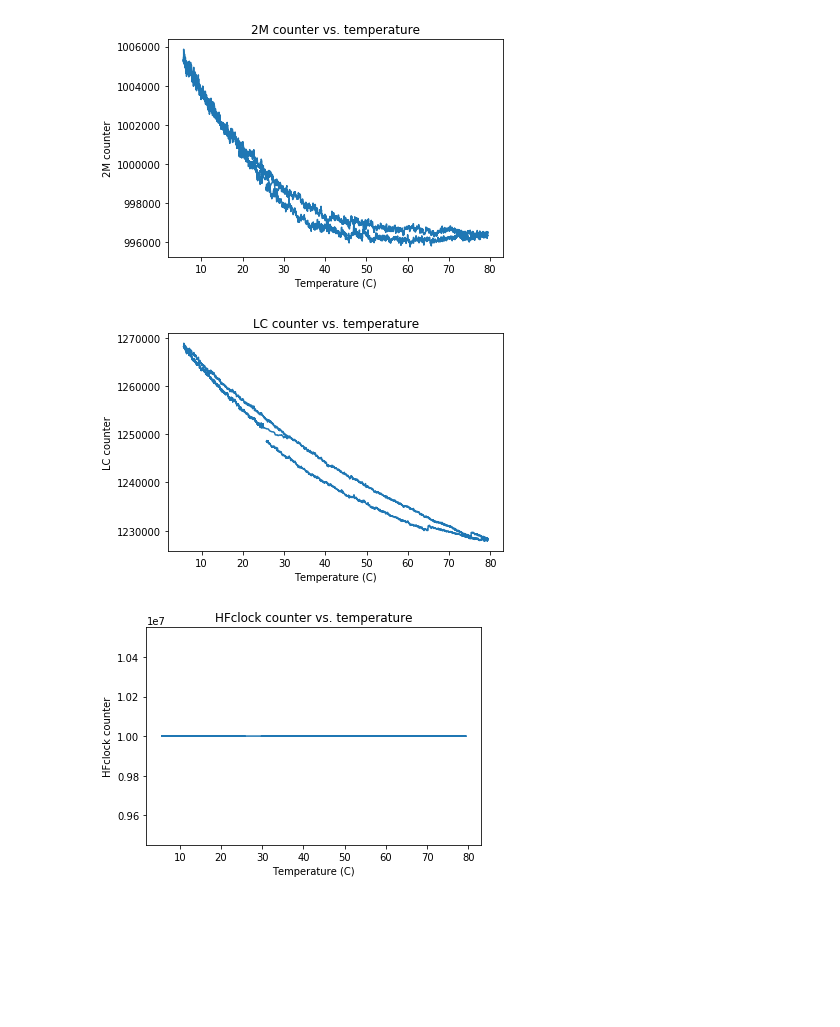
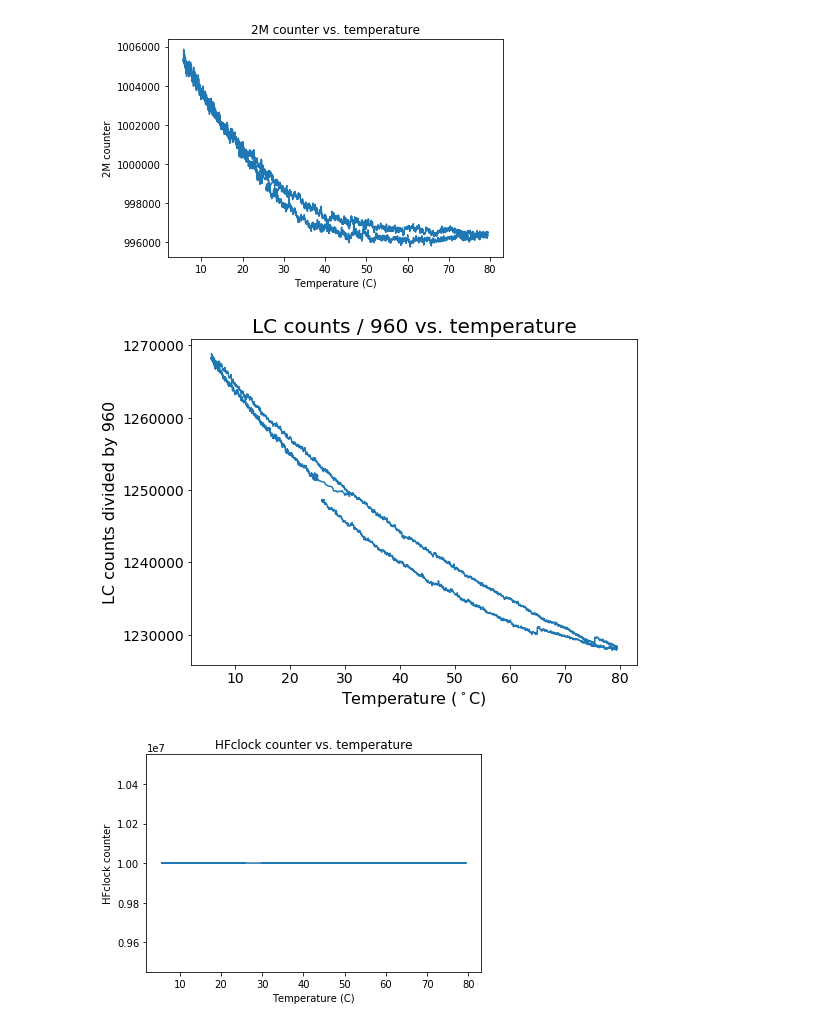
Before and after one commit to cwdao/scum-test-code, a Jupyter notebook: scum/counter_temp/all_counters_temp.ipynb, the cells around one changed output. Cells and saved outputs as stored; diff of their text form; code cells hidden in the pictures; blank space fills up the shorter version.

Commit message:
Add plots

```diff
--- a/scum/counter_temp/all_counters_temp.ipynb
+++ b/scum/counter_temp/all_counters_temp.ipynb
@@ -22,13 +22,17 @@ plt.show()
 # %% [output]
 [figure]
 # %%
+plt.figure(figsize=(8, 6))
 plt.plot(temperature, counts_LC)
-plt.title('LC counter vs. temperature')
-plt.xlabel('Temperature (C)')
-plt.ylabel('LC counter')
+plt.title('LC counts / 960 vs. temperature', fontsize=20)
+plt.xlabel('Temperature ($^\circ$C)', fontsize=16)
+plt.ylabel('LC counts divided by 960', fontsize=16)
+plt.xticks(fontsize=14)
+plt.yticks(fontsize=14)
+plt.savefig('lc_count_vs_temp.pdf', bbox_inches='tight')
 plt.show()
 # %% [output]
-[figure, old version]
+[figure, new version]
 # %%
 plt.plot(temperature, counts_HFclock)
 plt.title('HFclock counter vs. temperature')
```
Also changed, not shown: 8 other files.
